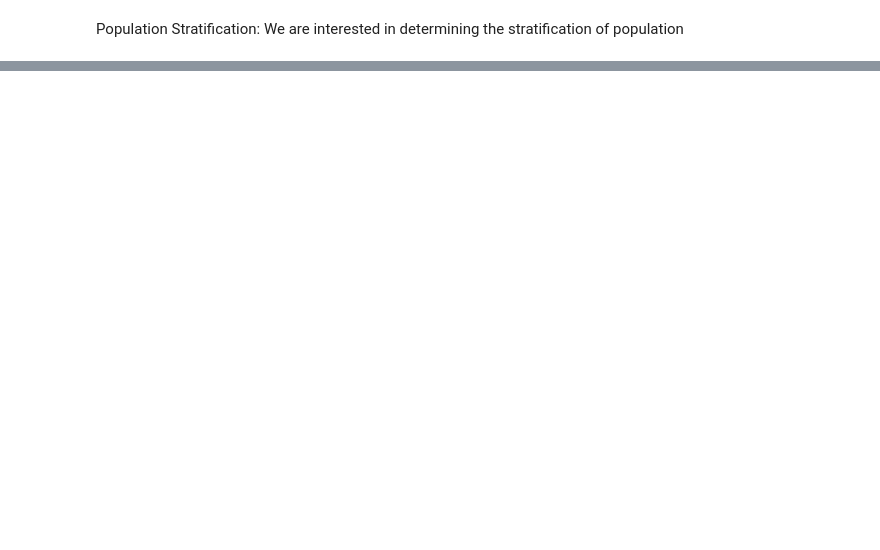
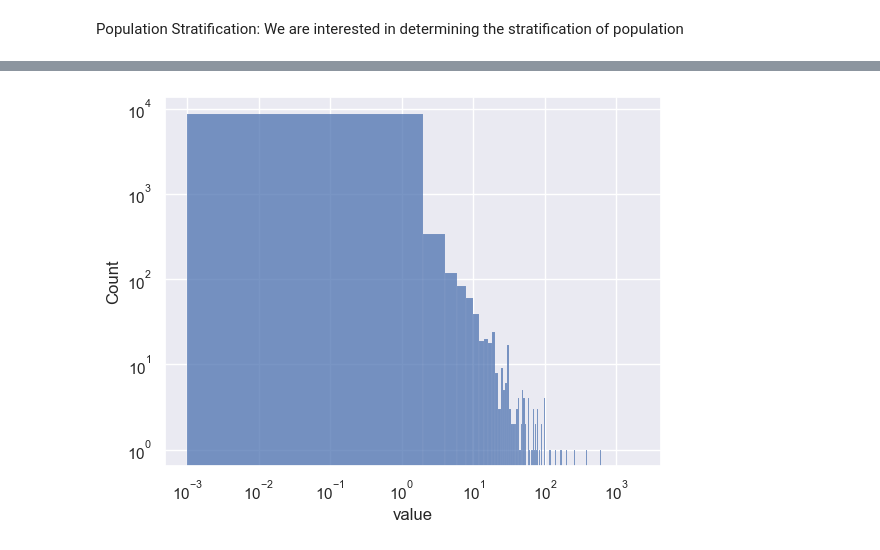
Before and after one commit to anonalyx/positive-reputation-score, a Jupyter notebook: data-import.ipynb, the cells around one changed output, grey strips where cells are left out. Drawn from its saved outputs; the diff is of its cells as text; code cells hidden in the pictures; blank space fills up the shorter version.

```diff
--- a/data-import.ipynb
+++ b/data-import.ipynb
@@ -472,0 +559,5 @@ len(response.json()['data'])
+# %%
+threshold = 1e-3  # Adjust the threshold value as needed
+clipped_df = total_transaction_count.copy()
+clipped_df['value'] = clipped_df['value'].clip(lower=threshold)
+clipped_df.describe()
@@ -472,0 +594,6 @@ len(response.json()['data'])
+# %%
+sns.histplot(clipped_df['value'],bins=1000)
+plt.xscale('log')
+plt.yscale('log')
+# %% [output]
+[figure, added]
```
Also changed, not shown: parts of 64 cells of this notebook, 5 other files.
